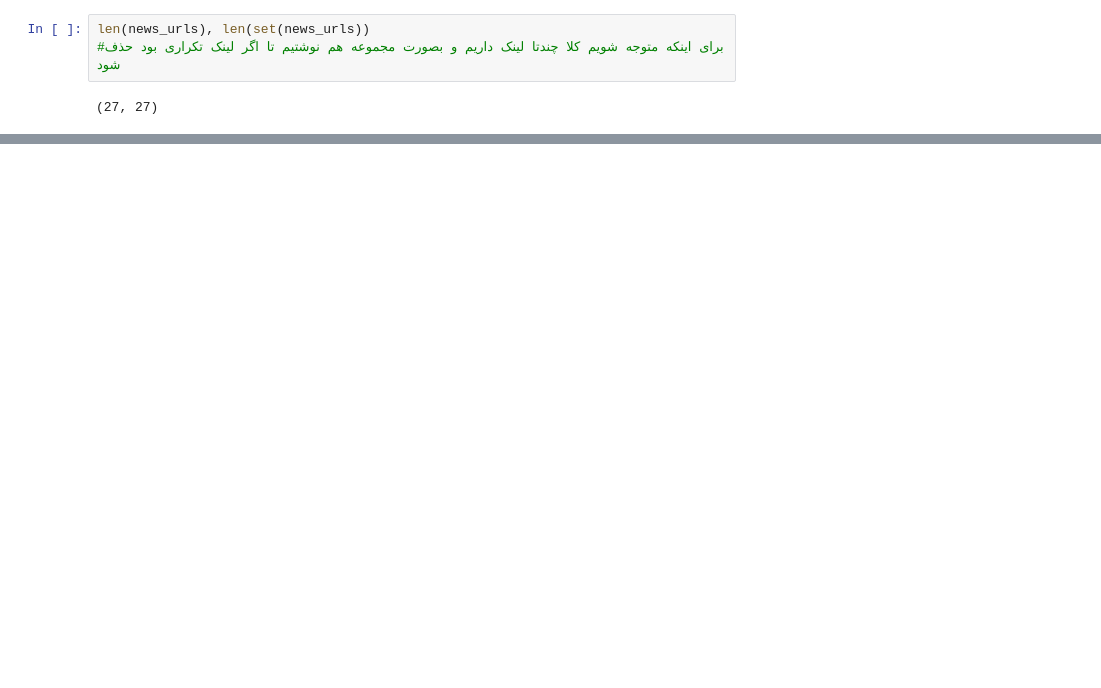
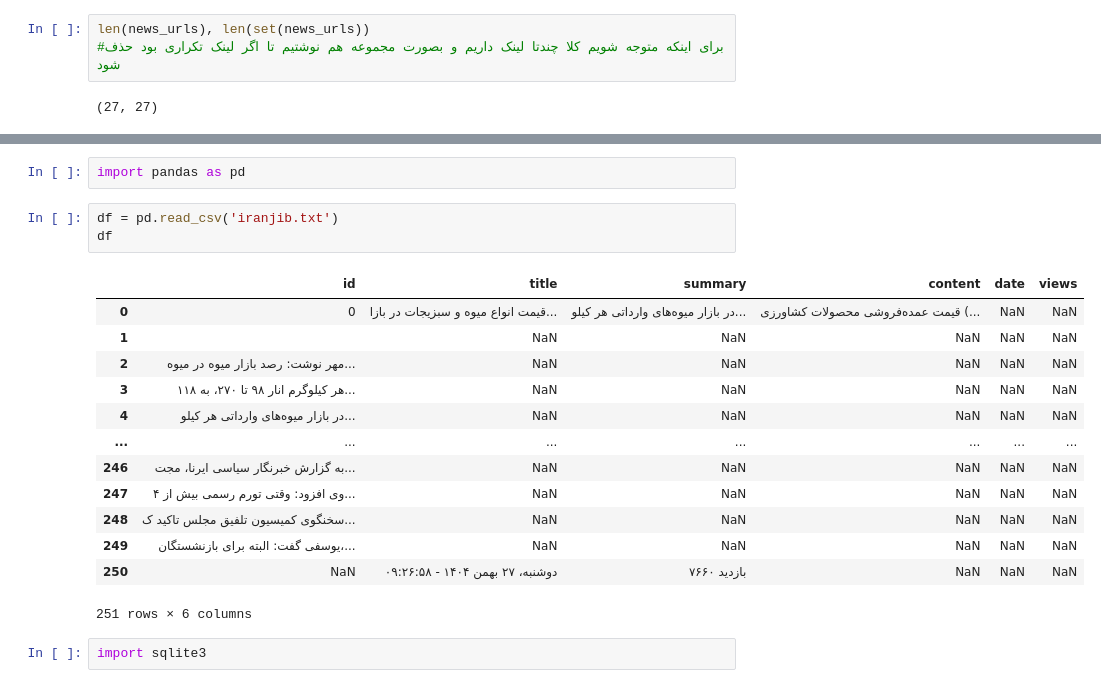
Before and after one commit to aminpouyafar/training-code, a Jupyter notebook: Session16.ipynb, the cells around one changed output, grey strips where cells are left out. Drawn from its saved outputs; the diff is of its cells as text; blank space fills up the shorter version.

```diff
--- a/Session16.ipynb
+++ b/Session16.ipynb
@@ -98,0 +152,21 @@ page_soup.find('h1').get_text()
+# %%
+import pandas as pd
+# %%
+df = pd.read_csv('iranjib.txt')
+df
+# %% [output]
+|  | id | title | summary | content | date | views |
+| 0 | 0 | قیمت انواع میوه و سبزیجات در بازا... | در بازار میوه‌های وارداتی هر کیلو... | قیمت عمده‌فروشی محصولات کشاورزی (... | NaN | NaN |
+| 1 |  | NaN | NaN | NaN | NaN | NaN |
+| 2 | مهر نوشت: رصد بازار میوه در میوه‌... | NaN | NaN | NaN | NaN | NaN |
+| 3 | هر کیلوگرم انار ۹۸ تا ۲۷۰، به ۱۱۸... | NaN | NaN | NaN | NaN | NaN |
+| 4 | در بازار میوه‌های وارداتی هر کیلو... | NaN | NaN | NaN | NaN | NaN |
+| ... | ... | ... | ... | ... | ... | ... |
+| 246 | به گزارش خبرنگار سیاسی ایرنا، مجت... | NaN | NaN | NaN | NaN | NaN |
+| 247 | وی افزود: وقتی تورم رسمی بیش از ۴... | NaN | NaN | NaN | NaN | NaN |
+| 248 | سخنگوی کمیسیون تلفیق مجلس تاکید ک... | NaN | NaN | NaN | NaN | NaN |
+| 249 | یوسفی گفت: البته برای بازنشستگان،... | NaN | NaN | NaN | NaN | NaN |
+| 250 | NaN | دوشنبه، ۲۷ بهمن ۱۴۰۴ - ۰۹:۲۶:۵۸ | ۷۶۶۰ بازدید | NaN | NaN | NaN |
+251 rows × 6 columns
+# %%
+import sqlite3
```
Also changed, not shown: parts of 11 cells of this notebook, 1 other file.
